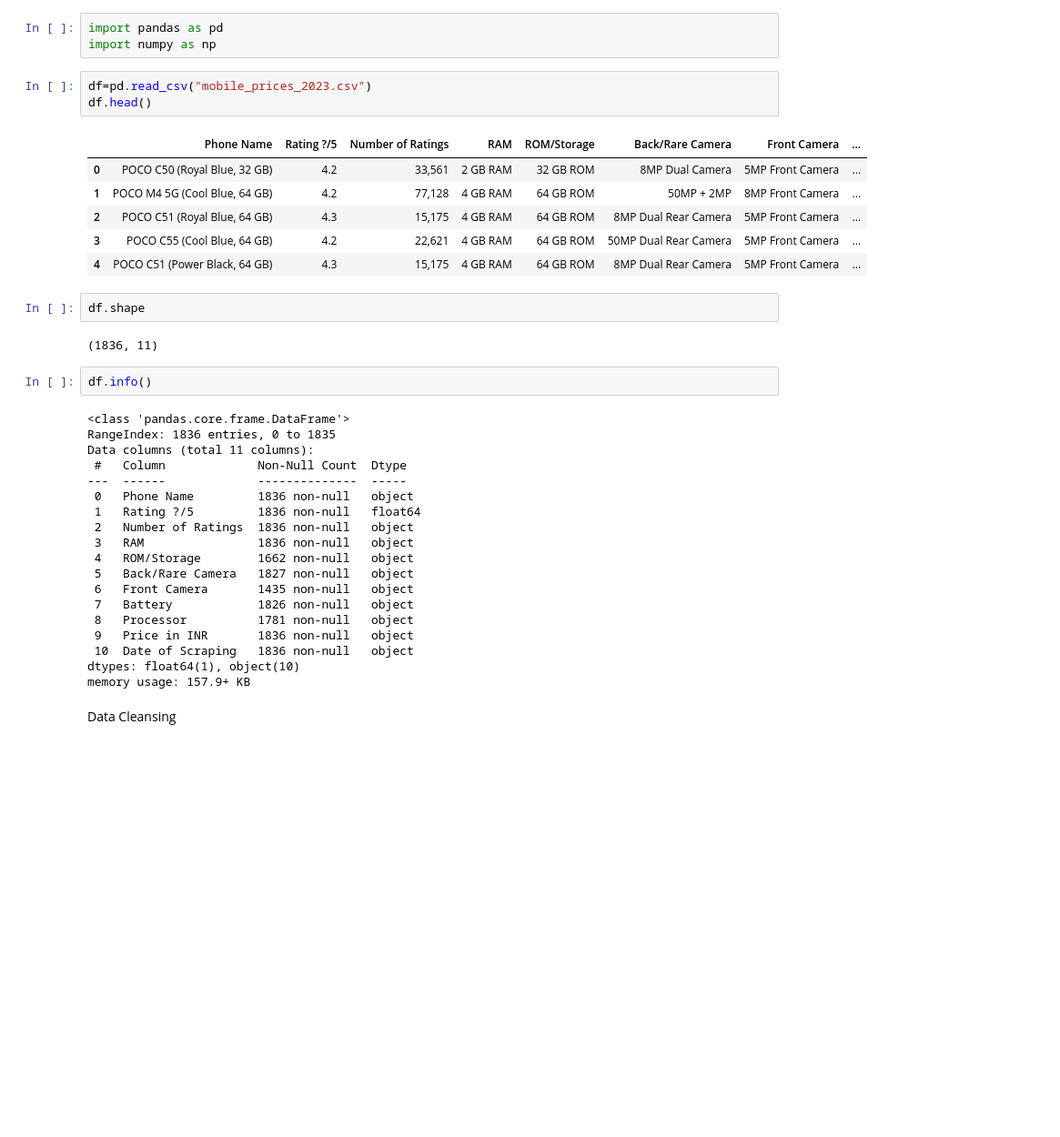
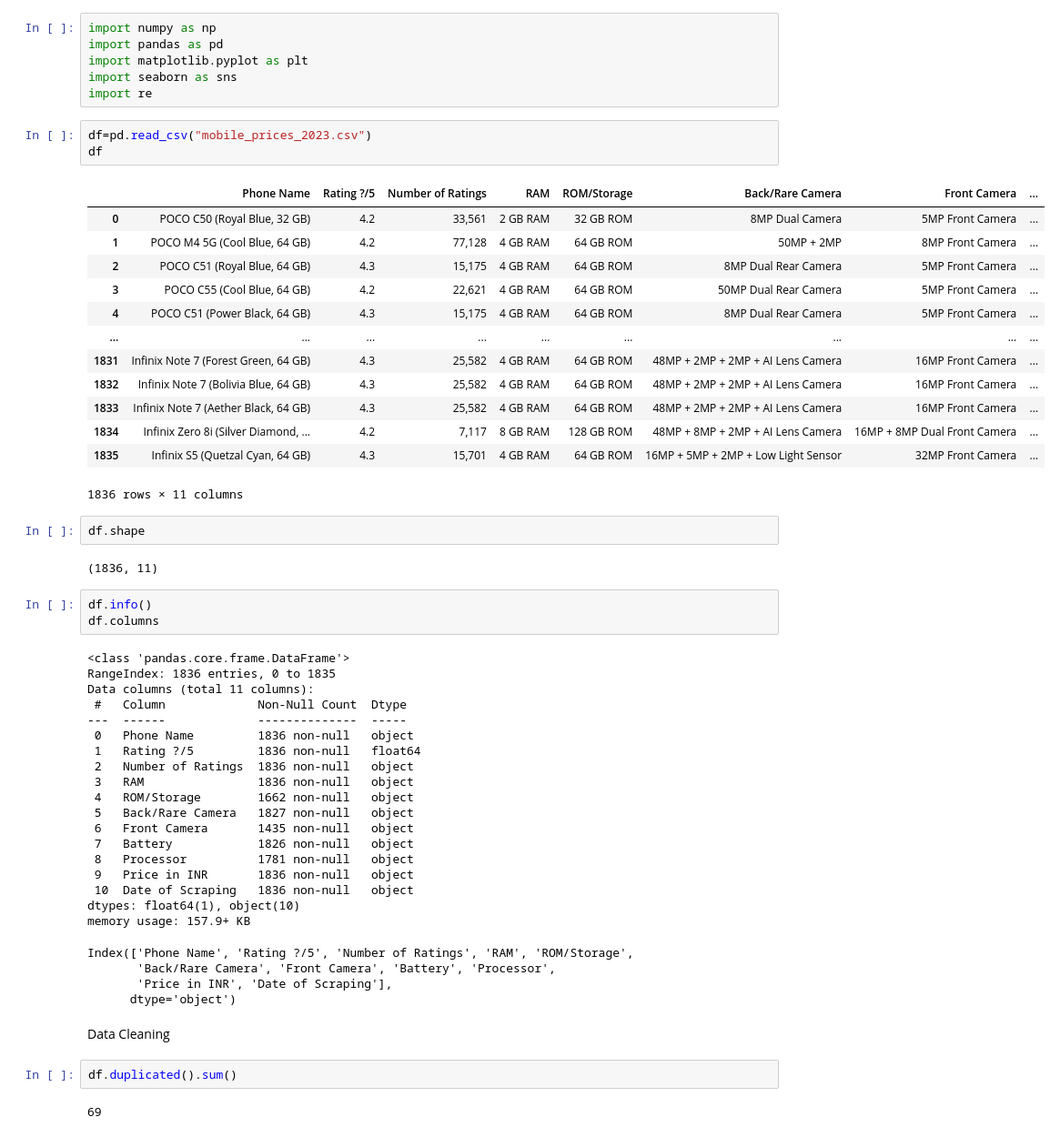
Before and after one commit to meiditaathfl05/TUGAS-REKRU, a Jupyter notebook: regresi.ipynb, the cells around one changed output. Shown: that part at 91% size. Saved outputs shown, nothing was run; the diff lists cells and outputs as text; blank space fills up the shorter version.

```diff
--- a/regresi.ipynb
+++ b/regresi.ipynb
@@ -1,22 +1,33 @@
-# %%
-import pandas as pd
-import numpy as np
+# %%
+import numpy as np
+import pandas as pd
+import matplotlib.pyplot as plt
+import seaborn as sns
+import re
 # %%
 df=pd.read_csv("mobile_prices_2023.csv")
-df.head()
+df
 # %% [output]
 |  | Phone Name | Rating ?/5 | Number of Ratings | RAM | ROM/Storage | Back/Rare Camera | Front Camera | ... |
 | 0 | POCO C50 (Royal Blue, 32 GB) | 4.2 | 33,561 | 2 GB RAM | 32 GB ROM | 8MP Dual Camera | 5MP Front Camera | ... |
 | 1 | POCO M4 5G (Cool Blue, 64 GB) | 4.2 | 77,128 | 4 GB RAM | 64 GB ROM | 50MP + 2MP | 8MP Front Camera | ... |
 | 2 | POCO C51 (Royal Blue, 64 GB) | 4.3 | 15,175 | 4 GB RAM | 64 GB ROM | 8MP Dual Rear Camera | 5MP Front Camera | ... |
 | 3 | POCO C55 (Cool Blue, 64 GB) | 4.2 | 22,621 | 4 GB RAM | 64 GB ROM | 50MP Dual Rear Camera | 5MP Front Camera | ... |
 | 4 | POCO C51 (Power Black, 64 GB) | 4.3 | 15,175 | 4 GB RAM | 64 GB ROM | 8MP Dual Rear Camera | 5MP Front Camera | ... |
+| ... | ... | ... | ... | ... | ... | ... | ... | ... |
+| 1831 | Infinix Note 7 (Forest Green, 64 GB) | 4.3 | 25,582 | 4 GB RAM | 64 GB ROM | 48MP + 2MP + 2MP + AI Lens Camera | 16MP Front Camera | ... |
+| 1832 | Infinix Note 7 (Bolivia Blue, 64 GB) | 4.3 | 25,582 | 4 GB RAM | 64 GB ROM | 48MP + 2MP + 2MP + AI Lens Camera | 16MP Front Camera | ... |
+| 1833 | Infinix Note 7 (Aether Black, 64 GB) | 4.3 | 25,582 | 4 GB RAM | 64 GB ROM | 48MP + 2MP + 2MP + AI Lens Camera | 16MP Front Camera | ... |
+| 1834 | Infinix Zero 8i (Silver Diamond, ... | 4.2 | 7,117 | 8 GB RAM | 128 GB ROM | 48MP + 8MP + 2MP + AI Lens Camera | 16MP + 8MP Dual Front Camera | ... |
+| 1835 | Infinix S5 (Quetzal Cyan, 64 GB) | 4.3 | 15,701 | 4 GB RAM | 64 GB ROM | 16MP + 5MP + 2MP + Low Light Sensor | 32MP Front Camera | ... |
+1836 rows × 11 columns
 # %%
 df.shape
 # %% [output]
 (1836, 11)
 # %%
 df.info()
+df.columns
 # %% [output]
 <class 'pandas.core.frame.DataFrame'>
 RangeIndex: 1836 entries, 0 to 1835
@@ -36,5 +47,13 @@ Data columns (total 11 columns):
  10  Date of Scraping   1836 non-null   object
 dtypes: float64(1), object(10)
 memory usage: 157.9+ KB
+Index(['Phone Name', 'Rating ?/5', 'Number of Ratings', 'RAM', 'ROM/Storage',
+       'Back/Rare Camera', 'Front Camera', 'Battery', 'Processor',
+       'Price in INR', 'Date of Scraping'],
+      dtype='object')
 # %% [markdown]
-Data Cleansing
+Data Cleaning
+# %%
+df.duplicated().sum()
+# %% [output]
+69
```
Also changed, not shown: parts of 32 cells of this notebook.
